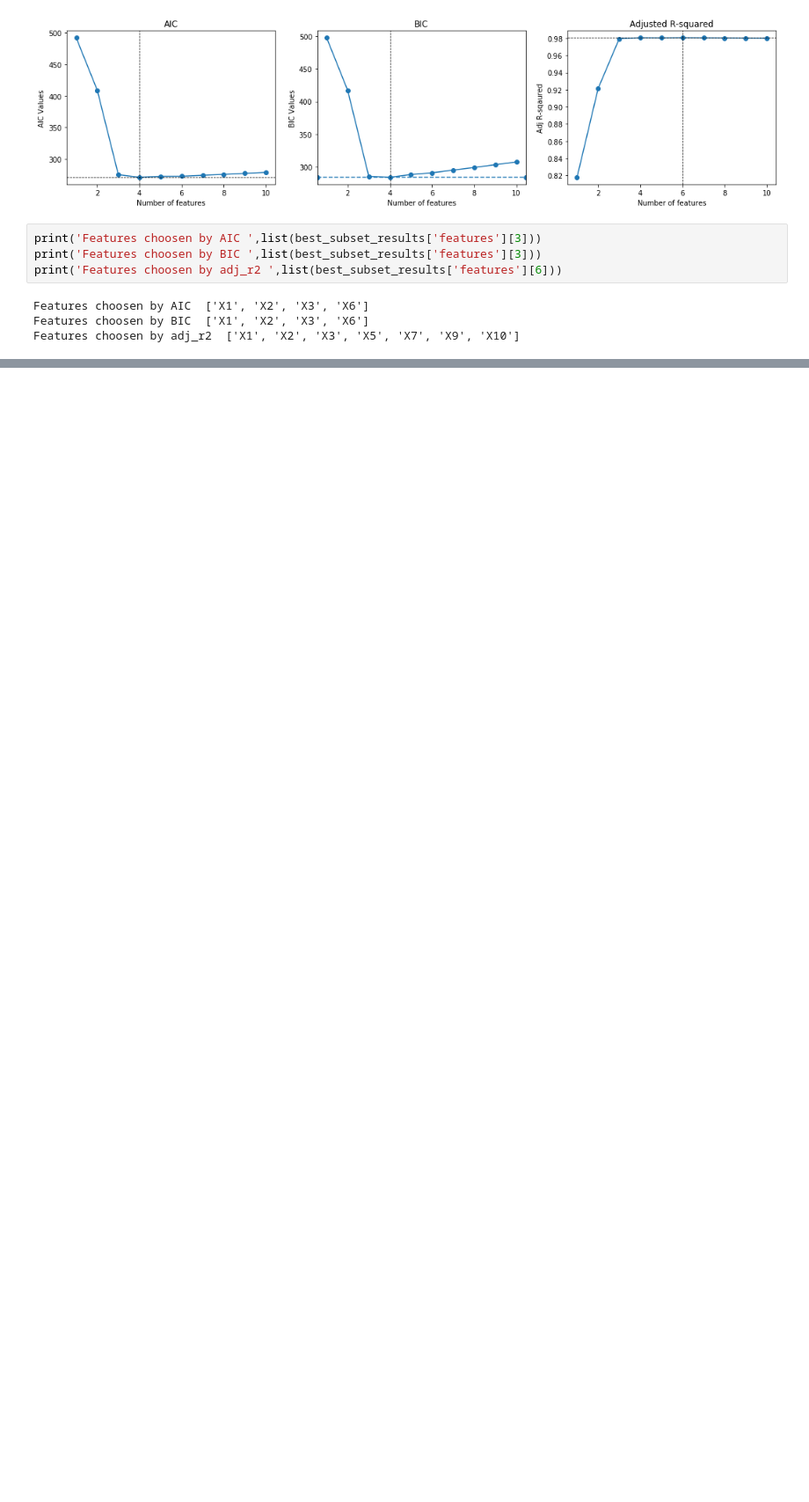
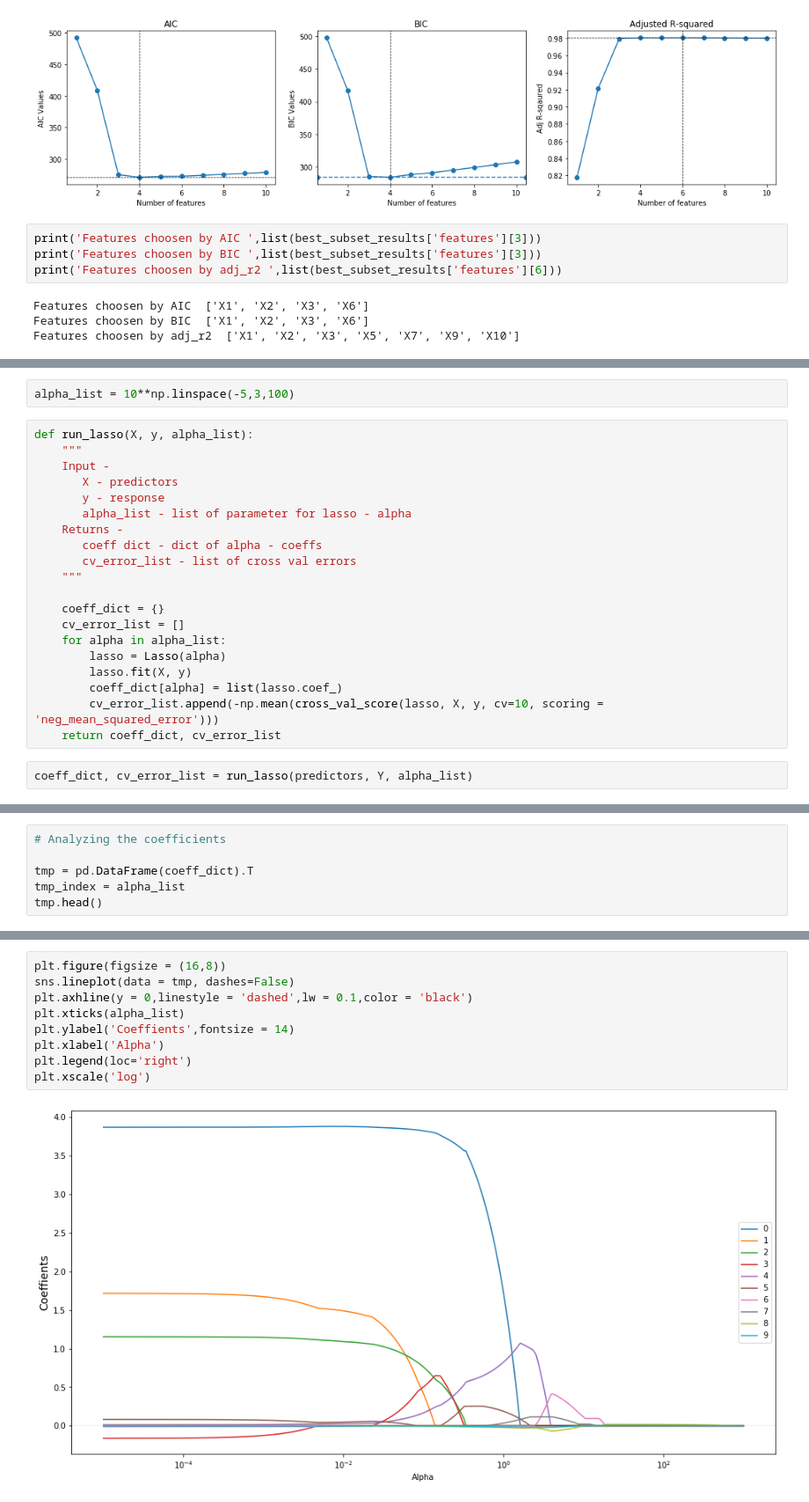
Before and after one commit to ZER-0-NE/ISLR-Applied-Exercises-in-Python, a Jupyter notebook: Chapter 6/Chapter 6.ipynb, the cells around one changed output, grey strips where cells are left out. Shown at 88% size. Cells and saved outputs as stored; diff of their text form; blank space fills up the shorter version.

Commit message:
added lasso

```diff
--- a/Chapter 6/Chapter 6.ipynb
+++ b/Chapter 6/Chapter 6.ipynb
@@ -166,0 +292,24 @@ Features choosen by adj_r2  ['X1', 'X2', 'X3', 'X5', 'X7', 'X9', 'X10']
+# %%
+alpha_list = 10**np.linspace(-5,3,100)
+# %%
+def run_lasso(X, y, alpha_list):
+    """
+    Input -
+       X - predictors
+       y - response
+       alpha_list - list of parameter for lasso - alpha
+    Returns -
+       coeff dict - dict of alpha - coeffs
+       cv_error_list - list of cross val errors
+    """
+
+    coeff_dict = {}
+    cv_error_list = []
+    for alpha in alpha_list:
+        lasso = Lasso(alpha)
+        lasso.fit(X, y)
+        coeff_dict[alpha] = list(lasso.coef_)
+        cv_error_list.append(-np.mean(cross_val_score(lasso, X, y, cv=10, scoring = 'neg_mean_squared_error')))
+    return coeff_dict, cv_error_list
+# %%
+coeff_dict, cv_error_list = run_lasso(predictors, Y, alpha_list)
@@ -166,0 +318,6 @@ Features choosen by adj_r2  ['X1', 'X2', 'X3', 'X5', 'X7', 'X9', 'X10']
+# %%
+# Analyzing the coefficients
+
+tmp = pd.DataFrame(coeff_dict).T
+tmp_index = alpha_list
+tmp.head()
@@ -166,0 +331,11 @@ Features choosen by adj_r2  ['X1', 'X2', 'X3', 'X5', 'X7', 'X9', 'X10']
+# %%
+plt.figure(figsize = (16,8))
+sns.lineplot(data = tmp, dashes=False)
+plt.axhline(y = 0,linestyle = 'dashed',lw = 0.1,color = 'black')
+plt.xticks(alpha_list)
+plt.ylabel('Coeffients',fontsize = 14)
+plt.xlabel('Alpha')
+plt.legend(loc='right')
+plt.xscale('log')
+# %% [output]
+[figure, added]
```
Also changed, not shown: parts of 15 cells of this notebook.
